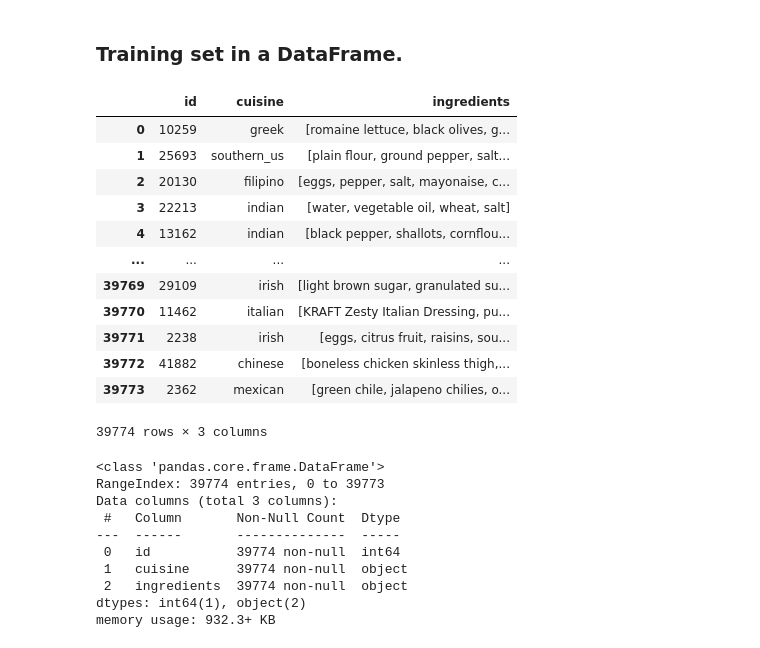
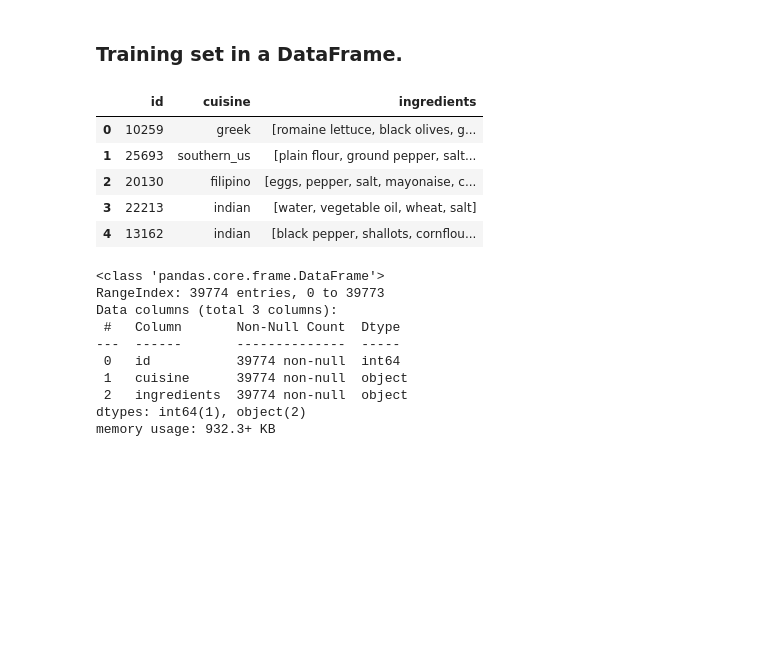
Before and after one commit to Goooo4it/Clementine-cuisine-prediction-project, a Jupyter notebook: EDA.ipynb, the cells around one changed output. Cells and saved outputs as stored; diff of their text form; code cells hidden in the pictures; blank space fills up the shorter version.

```diff
--- a/EDA.ipynb
+++ b/EDA.ipynb
@@ -59,24 +59,17 @@ y[0]
 # %%
 import pandas as pd
 
 df = pd.DataFrame(y)
 
 
-df
+df.head()
 # %% [output]
 |  | id | cuisine | ingredients |
 | 0 | 10259 | greek | [romaine lettuce, black olives, g... |
 | 1 | 25693 | southern_us | [plain flour, ground pepper, salt... |
 | 2 | 20130 | filipino | [eggs, pepper, salt, mayonaise, c... |
 | 3 | 22213 | indian | [water, vegetable oil, wheat, salt] |
 | 4 | 13162 | indian | [black pepper, shallots, cornflou... |
-| ... | ... | ... | ... |
-| 39769 | 29109 | irish | [light brown sugar, granulated su... |
-| 39770 | 11462 | italian | [KRAFT Zesty Italian Dressing, pu... |
-| 39771 | 2238 | irish | [eggs, citrus fruit, raisins, sou... |
-| 39772 | 41882 | chinese | [boneless chicken skinless thigh,... |
-| 39773 | 2362 | mexican | [green chile, jalapeno chilies, o... |
-39774 rows × 3 columns
 # %%
 df.info()
 # %% [output]
```
Also changed, not shown: parts of 47 cells of this notebook.
